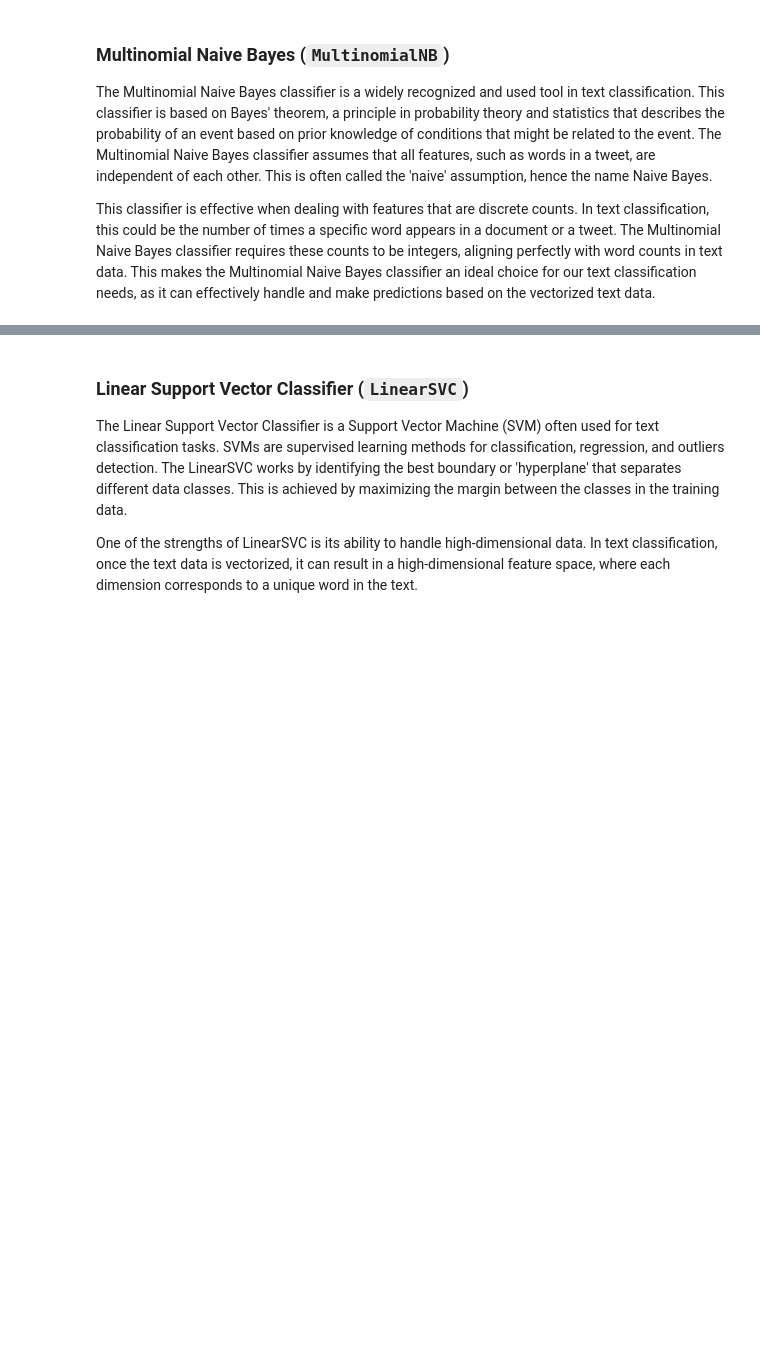
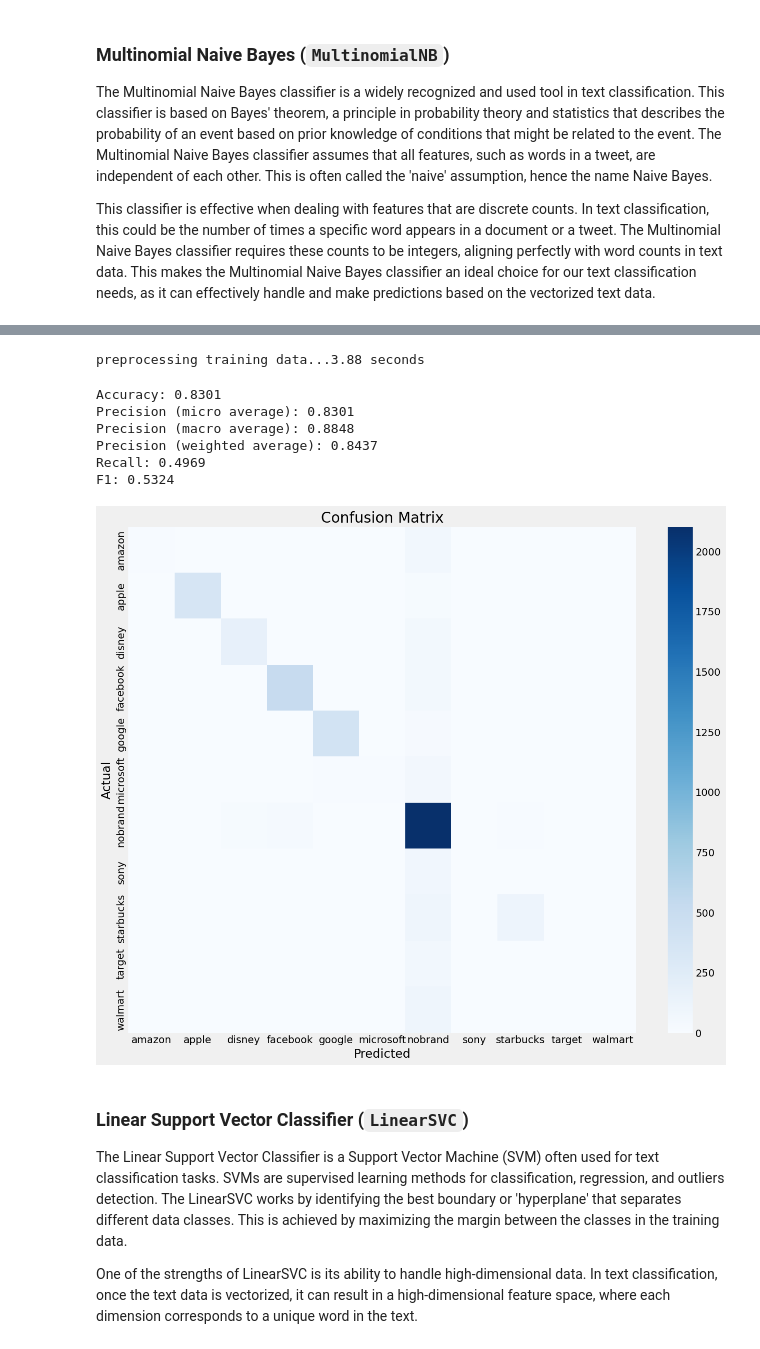
Before and after one commit to subsystem3/project, a Jupyter notebook: project.ipynb, the cells around one changed output, grey strips where cells are left out. Drawn from its saved outputs; the diff is of its cells as text; code cells hidden in the pictures; blank space fills up the shorter version.

```diff
--- a/project.ipynb
+++ b/project.ipynb
@@ -1840,3 +1934,79 @@ print(new_predicted_brand_name)
+# %%
+brands_df_processed = brands_df.copy()
+brands_df_processed = apply_preprocessing(brands_df_processed)
+# %% [output]
+preprocessing training data...3.88 seconds
+# %%
+# Logistic regression using vector embeddings with Word2Vec
+# vector_size: dimensionality of the word vectors
+# window: maximum distance between a target word and words around the target word
+# (smaller windows tend to capture more syntactic information, larger windows more semantic information)
+# min_count: minimum number of occurrences of a word in the corpus to include it in the model
+# workers: number of threads used to train the model
+# sg: training algorithm (0 is continuous bag of words)
+word2vec_model = Word2Vec(brands_df_processed.processed_text, vector_size=100, window=5, min_count=1, workers=4, sg=0)
+
+def compute_mean_word2vec_vector(word2vec_model, words):
+    word_vectors = [word2vec_model.wv[word] for word in words if word in word2vec_model.wv]
+    if word_vectors:
+        return np.mean(word_vectors, axis=0)
+    else:
+        return np.zeros(word2vec_model.vector_size)
+
+brands_df_processed['word2vec_vector'] = brands_df_processed.processed_text.apply(lambda x: compute_mean_word2vec_vector(word2vec_model, x))
+
+for i, vec in enumerate(brands_df_processed['word2vec_vector']):
+    if vec.shape != (100,):
+        print(f"Vector at index {i} has shape {vec.shape}")
+
+label_encoder = LabelEncoder()
+
+x = np.vstack(brands_df_processed['word2vec_vector'].values)
+y = label_encoder.fit_transform(brands_df_processed['brand'])
+
+xtrain, xtest, ytrain, ytest = train_test_split(x, y, test_size=0.2)
+
+model = LogisticRegression(max_iter=1000)
+model.fit(xtrain, ytrain)
+
+predictions = model.predict(xtest)
+
+predicted_brand_names = label_encoder.inverse_transform(predictions)
+
+accuracy = accuracy_score(ytest, predictions)
+precision_micro = precision_score(ytest, predictions, average="micro")
+precision_macro = precision_score(ytest, predictions, average="macro")
+precision_weighted = precision_score(ytest, predictions, average="weighted")
+recall = recall_score(ytest, predictions, average="macro")
+f1 = f1_score(ytest, predictions, average="macro")
+
+print(f"Accuracy: {accuracy:.4f}")
+print(f"Precision (micro average): {precision_micro:.4f}")
+print(f"Precision (macro average): {precision_macro:.4f}")
+print(f"Precision (weighted average): {precision_weighted:.4f}")
+print(f"Recall: {recall:.4f}")
+print(f"F1: {f1:.4f}")
+
+class_labels = label_encoder.inverse_transform(range(len(label_encoder.classes_)))
+cm = confusion_matrix(ytest, predictions)
+plt.figure(figsize=(14, 12))
+sns.heatmap(
+    cm, fmt="d", cmap="Blues", xticklabels=class_labels, yticklabels=class_labels
+)
+plt.xlabel("Predicted")
+plt.ylabel("Actual")
+plt.title("Confusion Matrix")
+plt.show()
+
+print('test')
+# %% [output]
+Accuracy: 0.8301
+Precision (micro average): 0.8301
+Precision (macro average): 0.8848
+Precision (weighted average): 0.8437
+Recall: 0.4969
+F1: 0.5324
+[figure, added]
 # %% [markdown]
 ### Linear Support Vector Classifier (`LinearSVC`)
 
```
Also changed, not shown: parts of 22 cells of this notebook.
